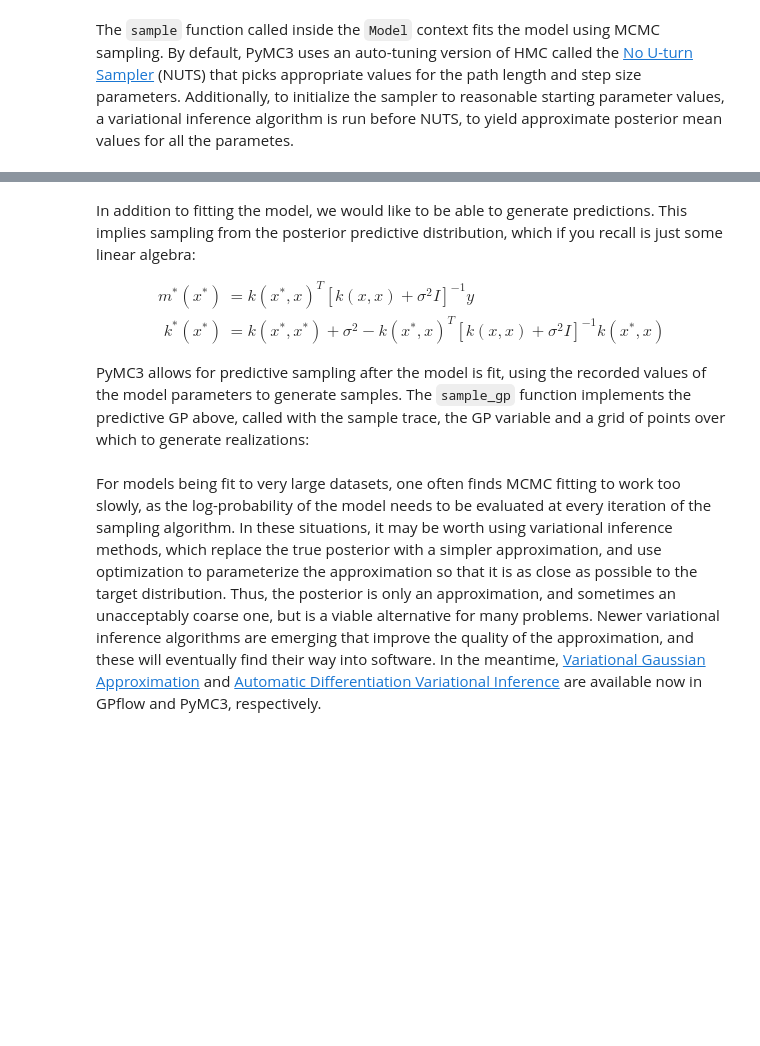
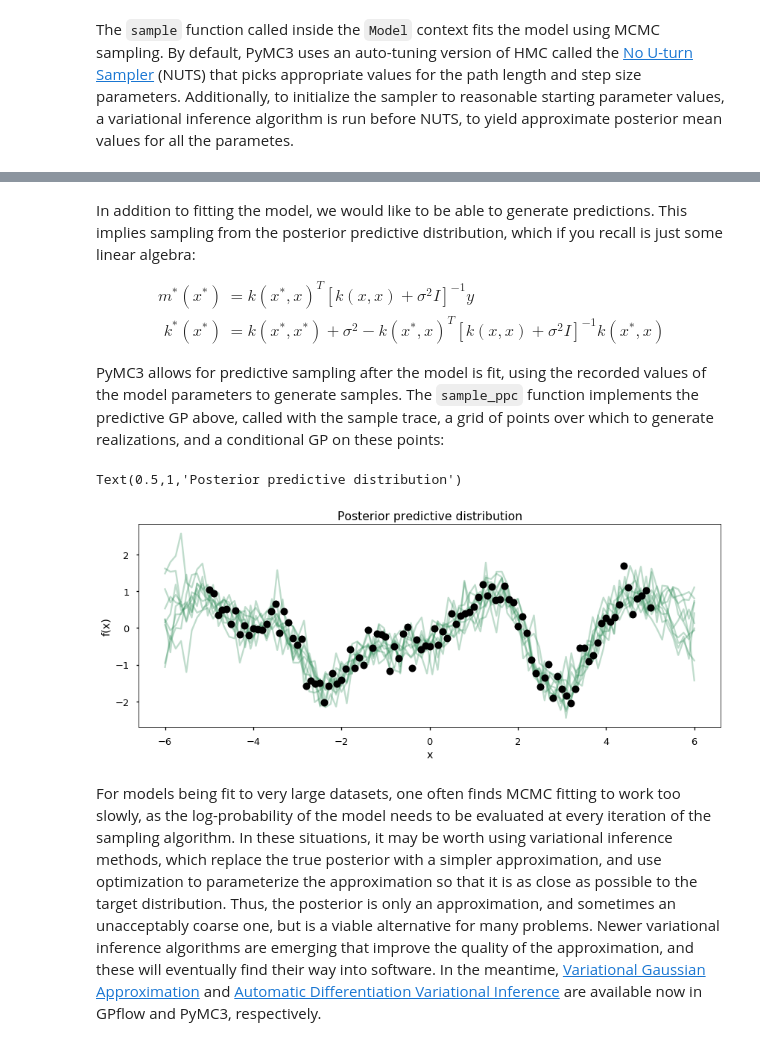
Before and after one commit to fonnesbeck/bayesian_mixer_london_2017, a Jupyter notebook: pymc3_gp.ipynb, the cells around one changed output, grey strips where cells are left out. Cells and saved outputs as stored; diff of their text form; code cells hidden in the pictures; blank space fills up the shorter version.

```diff
--- a/pymc3_gp.ipynb
+++ b/pymc3_gp.ipynb
@@ -423,7 +468,8 @@ X = x.reshape(-1, 1)
 # %%
 with gp_fit:
 
-    y_obs = pm.gp.GP('y_obs', X=X, mean_func=M, cov_func=K, sigma2=σ**2, observed=y)
+    gp = pm.gp.Marginal(mean_func=M, cov_func=K)
+    y_obs = gp.marginal_likelihood('y_obs', X=X, y=y, noise=σ)
 # %% [markdown]
 The `sample` function called inside the `Model` context fits the model using MCMC sampling. By default, PyMC3 uses an auto-tuning version of HMC called the [No U-turn Sampler](https://arxiv.org/abs/1111.4246) (NUTS) that picks appropriate values for the path length and step size parameters. Additionally, to initialize the sampler to reasonable starting parameter values, a variational inference algorithm is run before NUTS, to yield approximate posterior mean values for all the parametes.
 # %%
@@ -439,20 +492,25 @@ m^*(x^*) &= k(x^*,x)^T[k(x,x) + \sigma^2I]^{-1}y \\
 k^*(x^*) &= k(x^*,x^*)+\sigma^2 - k(x^*,x)^T[k(x,x) + \sigma^2I]^{-1}k(x^*,x)
 \end{aligned}$$
 
-PyMC3 allows for predictive sampling after the model is fit, using the recorded values of the model parameters to generate samples. The `sample_gp` function implements the predictive GP above, called with the sample trace, the GP variable and a grid of points over which to generate realizations:
+PyMC3 allows for predictive sampling after the model is fit, using the recorded values of the model parameters to generate samples. The `sample_ppc` function implements the predictive GP above, called with the sample trace, a grid of points over which to generate realizations, and a conditional GP on these points:
 # %%
 Z = np.linspace(-6, 6, 100).reshape(-1, 1)
+
 with gp_fit:
-    gp_samples = pm.gp.sample_gp(trace, y_obs, Z, samples=10)
+    y_pred = gp.conditional("y_pred", Z, pred_noise=True)
+    y_samples = pm.sample_ppc(trace, vars=[y_pred], samples=10)
 # %%
 fig, ax = plt.subplots(figsize=(14,5))
 
-[ax.plot(Z, x, color='SeaGreen', alpha=0.3) for x in gp_samples]
+[ax.plot(Z, x, color='SeaGreen', alpha=0.3) for x in y_samples['y_pred']]
 # overlay the observed data
 ax.plot(X, y, 'o', color="k", ms=10);
 ax.set_xlabel("x");
 ax.set_ylabel("f(x)");
 ax.set_title("Posterior predictive distribution")
+# %% [output]
+Text(0.5,1,'Posterior predictive distribution')
+[figure, added]
 # %% [markdown]
 For models being fit to very large datasets, one often finds MCMC fitting to work too slowly, as the log-probability of the model needs to be evaluated at every iteration of the sampling algorithm. In these situations, it may be worth using variational inference methods, which replace the true posterior with a simpler approximation, and use optimization to parameterize the approximation so that it is as close as possible to the target distribution. Thus, the posterior is only an approximation, and sometimes an unacceptably coarse one, but is a viable alternative for many problems. Newer variational inference algorithms are emerging that improve the quality of the approximation, and these will eventually find their way into software. In the meantime, [Variational Gaussian Approximation](http://www.mitpressjournals.org/doi/abs/10.1162/neco.2008.08-07-592#.WKNwR9aZOu4) and [Automatic Differentiation Variational Inference](https://arxiv.org/abs/1603.00788) are available now in GPflow and PyMC3, respectively.
 # %% [markdown]
```
Also changed, not shown: parts of 69 cells of this notebook.
